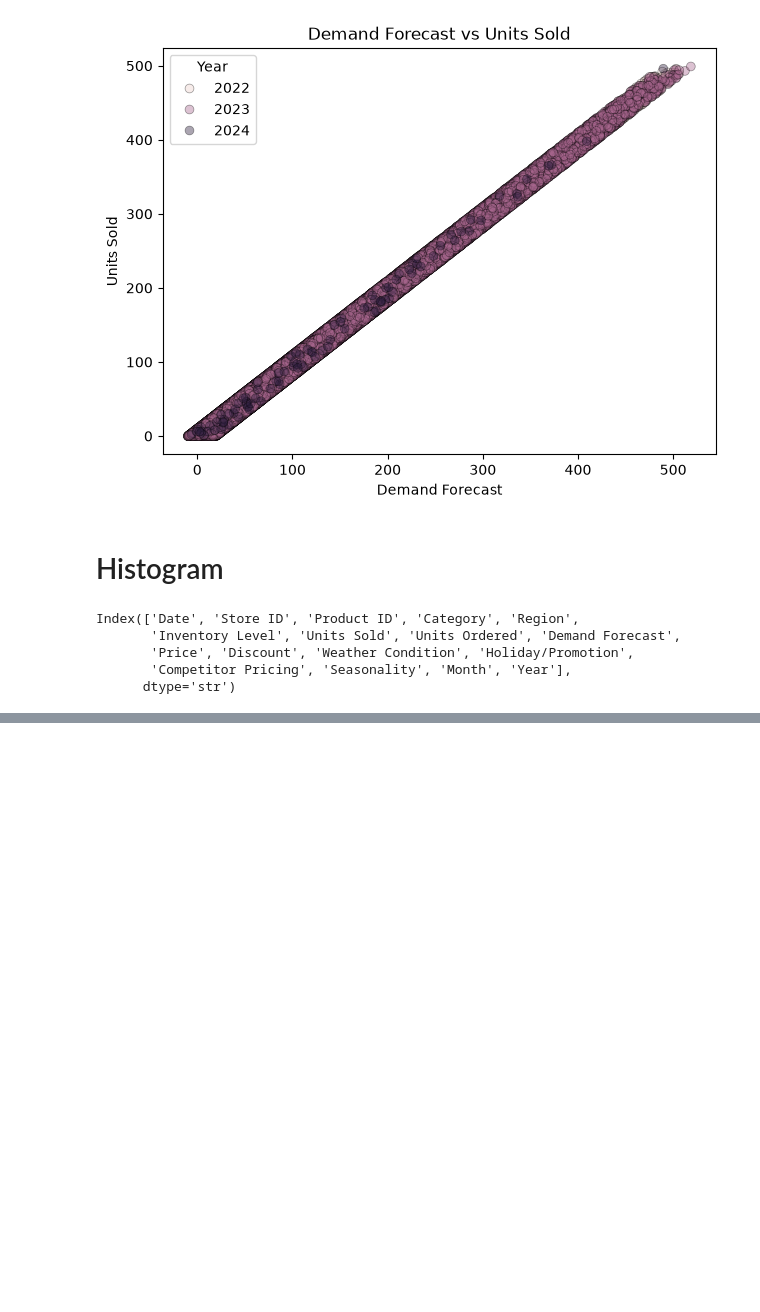
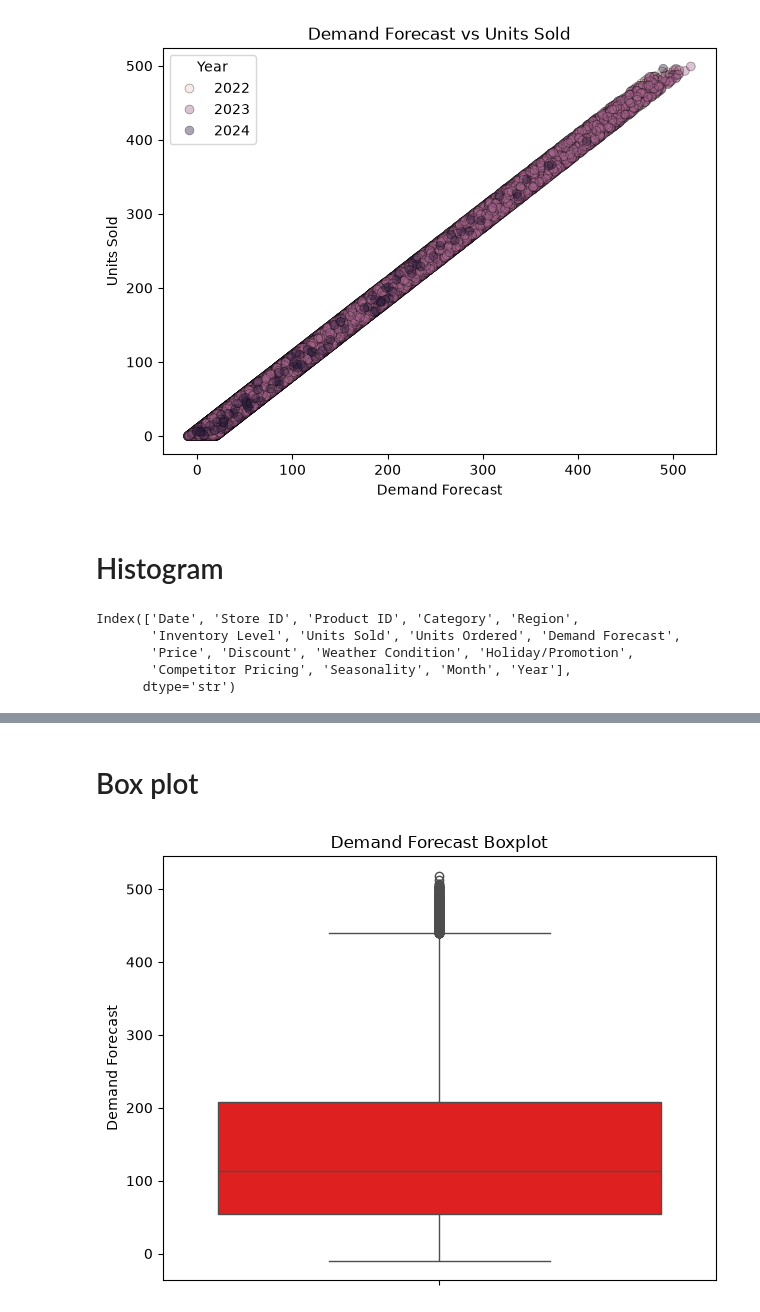
Before and after one commit to sanmesh4090/Data-science-, a Jupyter notebook: Adv.python/seaborn.ipynb, the cells around one changed output, grey strips where cells are left out. Cells and saved outputs as stored; diff of their text form; code cells hidden in the pictures; blank space fills up the shorter version.

```diff
--- a/Adv.python/seaborn.ipynb
+++ b/Adv.python/seaborn.ipynb
@@ -211,0 +214,9 @@ plt.show()
+# %% [markdown]
+# Box plot
+# %%
+sns.boxplot(data=df,y='Demand Forecast',color="red")
+plt.title('Demand Forecast Boxplot')
+plt.tight_layout()
+plt.show()
+# %% [output]
+[figure, added]
```
Also changed, not shown: parts of 3 cells of this notebook.
